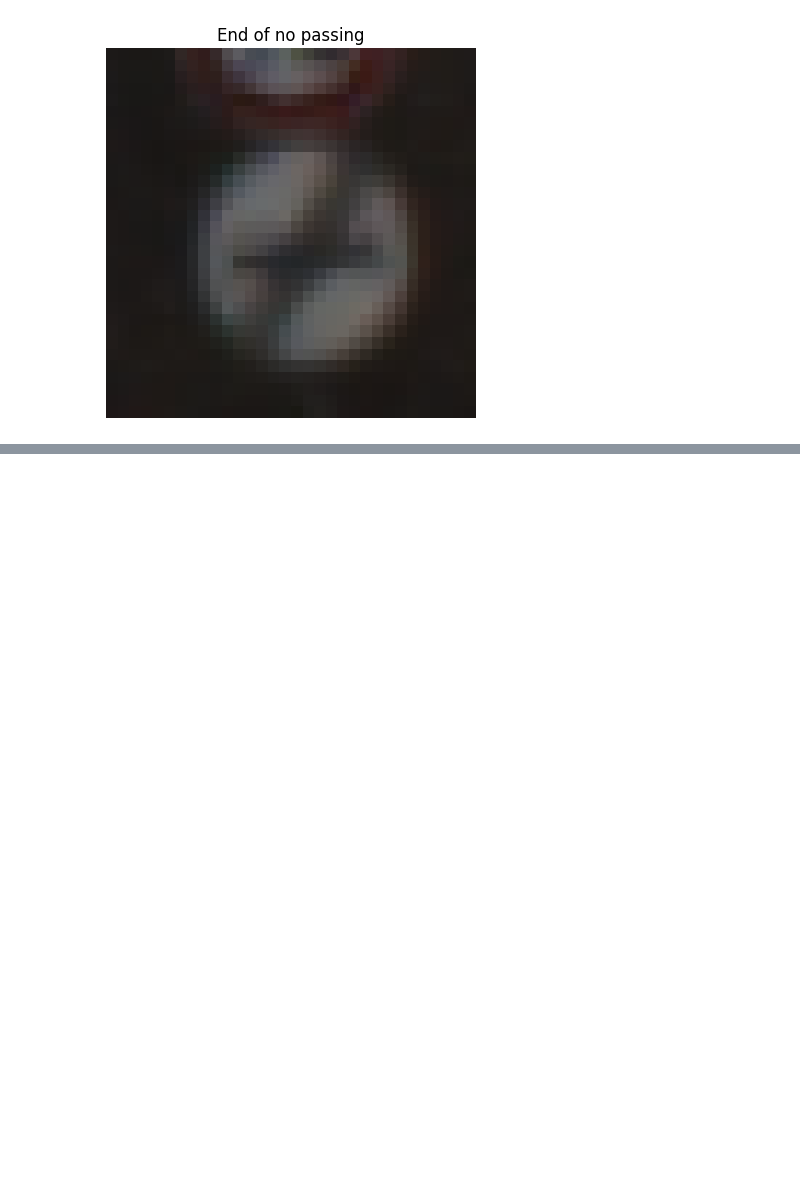
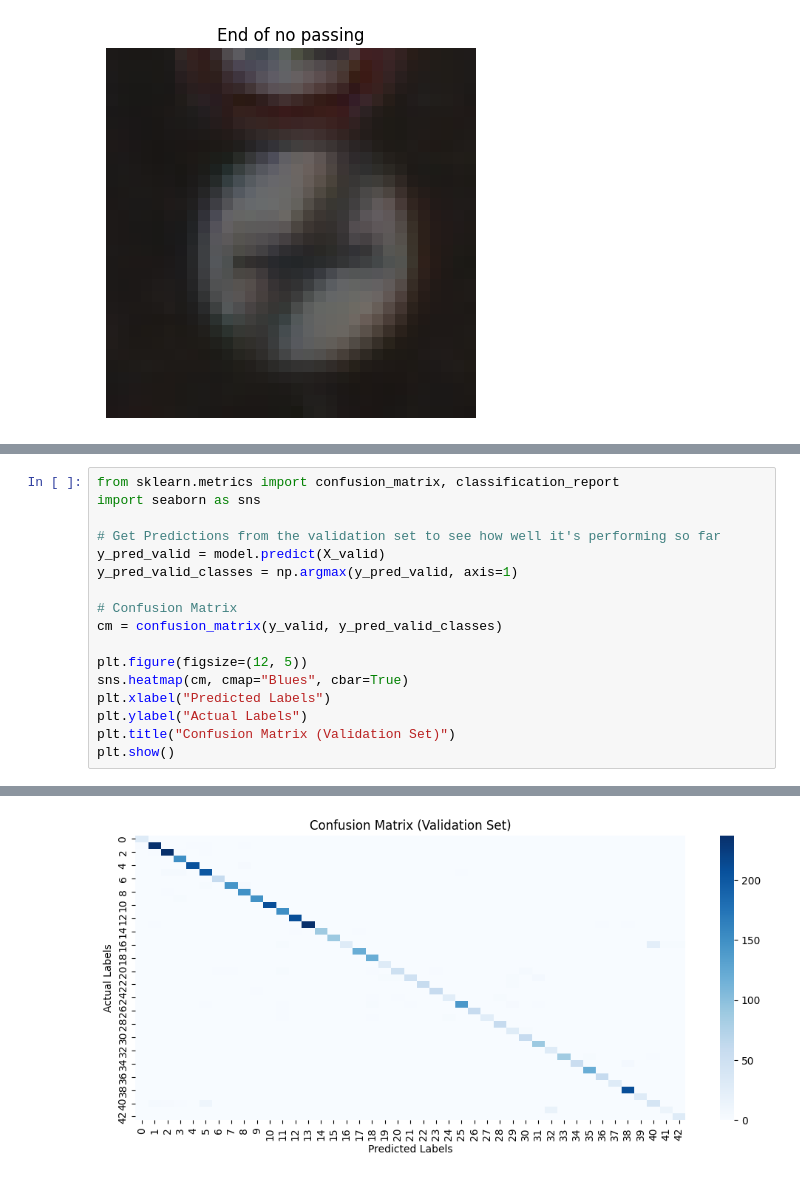
Before and after one commit to merezki-11/Traffic-Sign-Recognition-System, a Jupyter notebook: traffic.ipynb, the cells around one changed output, grey strips where cells are left out. Cells and saved outputs as stored; diff of their text form; blank space fills up the shorter version.

```diff
--- a/traffic.ipynb
+++ b/traffic.ipynb
@@ -167,0 +178,18 @@ plt.show()
+# %%
+from sklearn.metrics import confusion_matrix, classification_report
+import seaborn as sns
+
+# Get Predictions from the validation set to see how well it's performing so far
+y_pred_valid = model.predict(X_valid)
+y_pred_valid_classes = np.argmax(y_pred_valid, axis=1)
+
+# Confusion Matrix
+cm = confusion_matrix(y_valid, y_pred_valid_classes)
+
+plt.figure(figsize=(12, 5))
+sns.heatmap(cm, cmap="Blues", cbar=True)
+plt.xlabel("Predicted Labels")
+plt.ylabel("Actual Labels")
+plt.title("Confusion Matrix (Validation Set)")
+plt.show()
+# %% [output]
@@ -167,0 +197 @@ plt.show()
+[figure, added]
```
Also changed, not shown: parts of 10 cells of this notebook.
